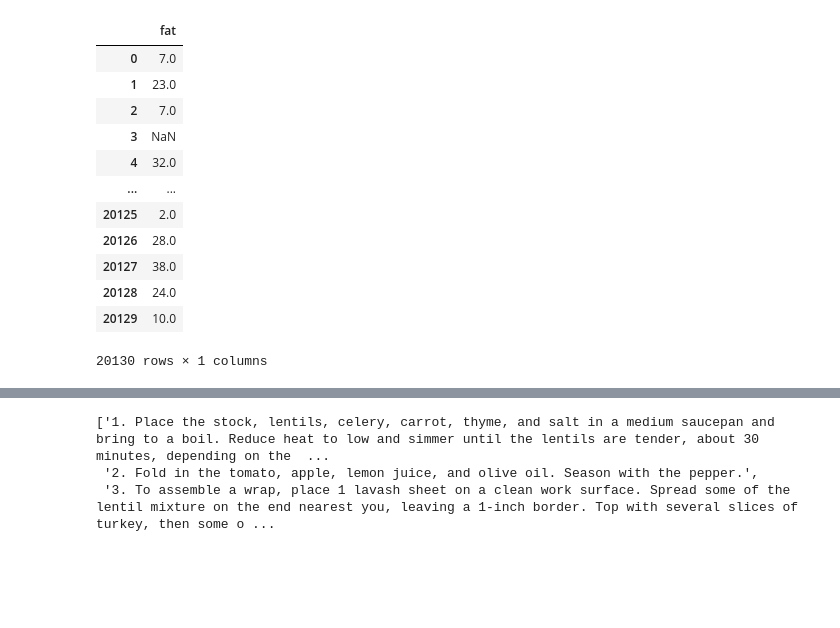
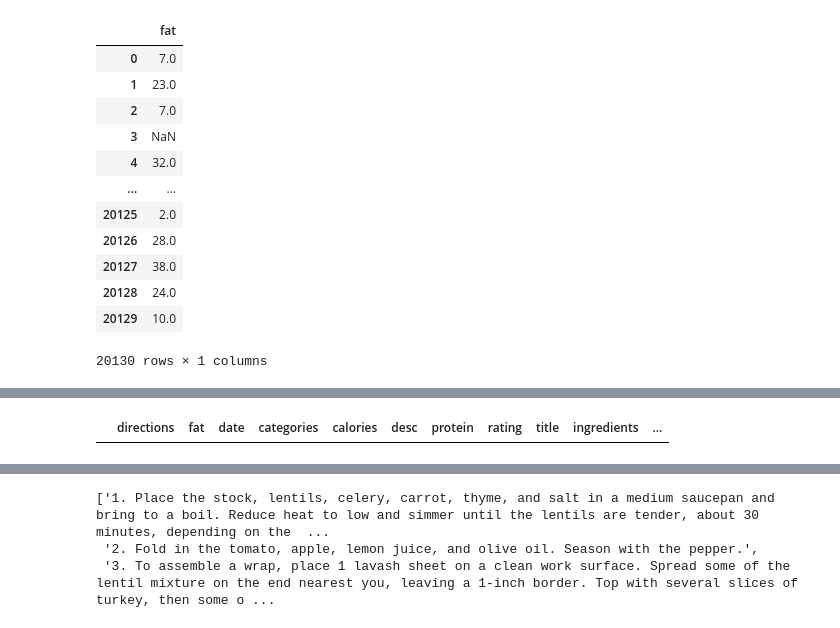
Before and after one commit to Miesjell/2AMD20_G19, a Jupyter notebook: EDA.ipynb, the cells around one changed output, grey strips where cells are left out. Cells and saved outputs as stored; diff of their text form; code cells hidden in the pictures; blank space fills up the shorter version.

```diff
--- a/EDA.ipynb
+++ b/EDA.ipynb
@@ -139,0 +153,5 @@ dataframes['full_format_recipes'][['fat']]
+# %%
+df_title = dataframes['full_format_recipes']
+df_title[df_title['title'] == "Pasta with White Beans, Tomatoes, and Escarole"]
+# %% [output]
+|  | directions | fat | date | categories | calories | desc | protein | rating | title | ingredients | ... |
```
Also changed, not shown: parts of 8 cells of this notebook, 8 other files.
